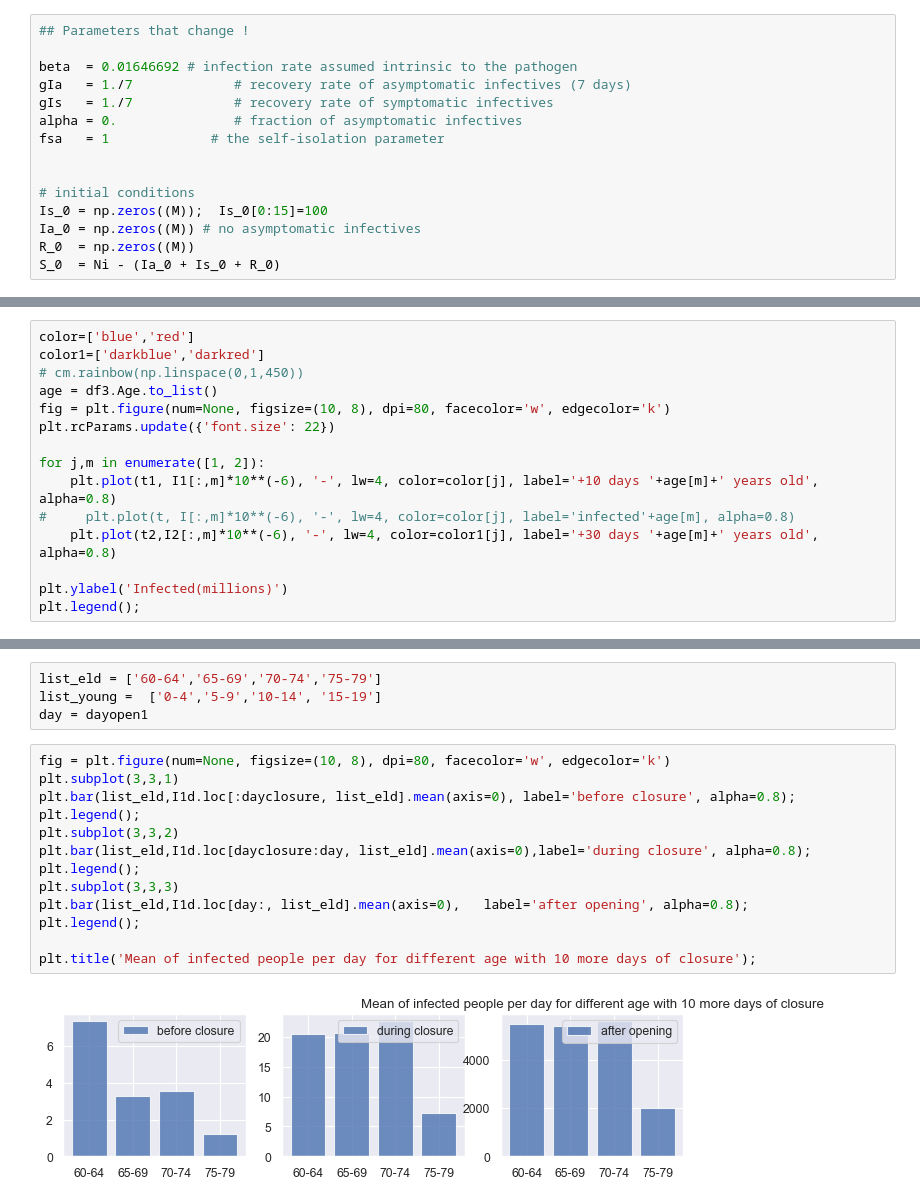
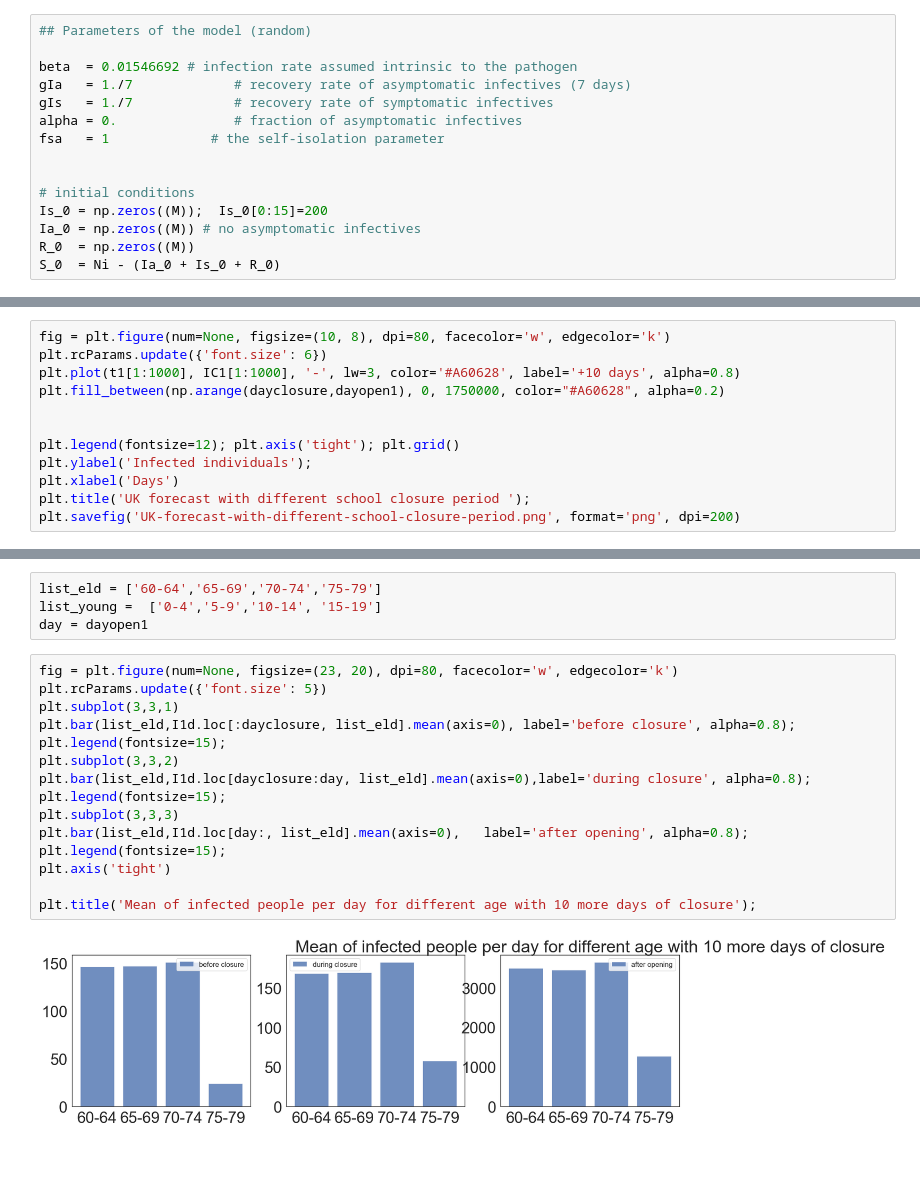
Before and after one commit to ineskris/pyross, a Jupyter notebook: examples/control/addbyme/uk_SIRmodel.ipynb, the cells around one changed output, grey strips where cells are left out. Saved outputs shown, nothing was run; the diff lists cells and outputs as text; blank space fills up the shorter version.

```diff
--- a/examples/control/addbyme/uk_SIRmodel.ipynb
+++ b/examples/control/addbyme/uk_SIRmodel.ipynb
@@ -167,7 +146,7 @@ The infection parameter $\beta$ is unknown, so we fit it to the case data till 2
 # %%
-## Parameters that change !
+## Parameters of the model (random)
 
-beta  = 0.01646692 # infection rate assumed intrinsic to the pathogen
+beta  = 0.01546692 # infection rate assumed intrinsic to the pathogen
 gIa   = 1./7             # recovery rate of asymptomatic infectives (7 days)
 gIs   = 1./7             # recovery rate of symptomatic infectives
 alpha = 0.               # fraction of asymptomatic infectives
@@ -175,7 +154,7 @@ fsa   = 1             # the self-isolation parameter
 
 
 # initial conditions
-Is_0 = np.zeros((M));  Is_0[0:15]=100
+Is_0 = np.zeros((M));  Is_0[0:15]=200
 Ia_0 = np.zeros((M)) # no asymptomatic infectives
 R_0  = np.zeros((M))
 S_0  = Ni - (Ia_0 + Is_0 + R_0)
@@ -473,0 +394,12 @@ plt.savefig('UK-forecast-with-different-school-closure-period.png', format='png'
+# %%
+fig = plt.figure(num=None, figsize=(10, 8), dpi=80, facecolor='w', edgecolor='k')
+plt.rcParams.update({'font.size': 6})
+plt.plot(t1[1:1000], IC1[1:1000], '-', lw=3, color='#A60628', label='+10 days', alpha=0.8)
+plt.fill_between(np.arange(dayclosure,dayopen1), 0, 1750000, color="#A60628", alpha=0.2)
+
+
+plt.legend(fontsize=12); plt.axis('tight'); plt.grid()
+plt.ylabel('Infected individuals');
+plt.xlabel('Days')
+plt.title('UK forecast with different school closure period ');
+plt.savefig('UK-forecast-with-different-school-closure-period.png', format='png', dpi=200)
@@ -513,15 +463,0 @@ plt.savefig('UK-forecastI1.png', format='png', dpi=200)
-# %%
-color=['blue','red']
-color1=['darkblue','darkred']
-# cm.rainbow(np.linspace(0,1,450))
-age = df3.Age.to_list()
-fig = plt.figure(num=None, figsize=(10, 8), dpi=80, facecolor='w', edgecolor='k')
-plt.rcParams.update({'font.size': 22})
-
-for j,m in enumerate([1, 2]):
-    plt.plot(t1, I1[:,m]*10**(-6), '-', lw=4, color=color[j], label='+10 days '+age[m]+' years old', alpha=0.8)
-#     plt.plot(t, I[:,m]*10**(-6), '-', lw=4, color=color[j], label='infected'+age[m], alpha=0.8)
-    plt.plot(t2,I2[:,m]*10**(-6), '-', lw=4, color=color1[j], label='+30 days '+age[m]+' years old', alpha=0.8)
-
-plt.ylabel('Infected(millions)')
-plt.legend();
@@ -627,17 +475,19 @@ list_eld = ['60-64','65-69','70-74','75-79']
 list_young =  ['0-4','5-9','10-14', '15-19']
 day = dayopen1
 # %%
-fig = plt.figure(num=None, figsize=(10, 8), dpi=80, facecolor='w', edgecolor='k')
+fig = plt.figure(num=None, figsize=(23, 20), dpi=80, facecolor='w', edgecolor='k')
+plt.rcParams.update({'font.size': 5})
 plt.subplot(3,3,1)
 plt.bar(list_eld,I1d.loc[:dayclosure, list_eld].mean(axis=0), label='before closure', alpha=0.8);
-plt.legend();
+plt.legend(fontsize=15);
 plt.subplot(3,3,2)
 plt.bar(list_eld,I1d.loc[dayclosure:day, list_eld].mean(axis=0),label='during closure', alpha=0.8);
-plt.legend();
+plt.legend(fontsize=15);
 plt.subplot(3,3,3)
 plt.bar(list_eld,I1d.loc[day:, list_eld].mean(axis=0),   label='after opening', alpha=0.8);
-plt.legend();
+plt.legend(fontsize=15);
+plt.axis('tight')
 
 plt.title('Mean of infected people per day for different age with 10 more days of closure');
 # %% [output]
-[figure, old version]
+[figure, new version]
```
Also changed, not shown: parts of 63 cells of this notebook, 15 other files.
